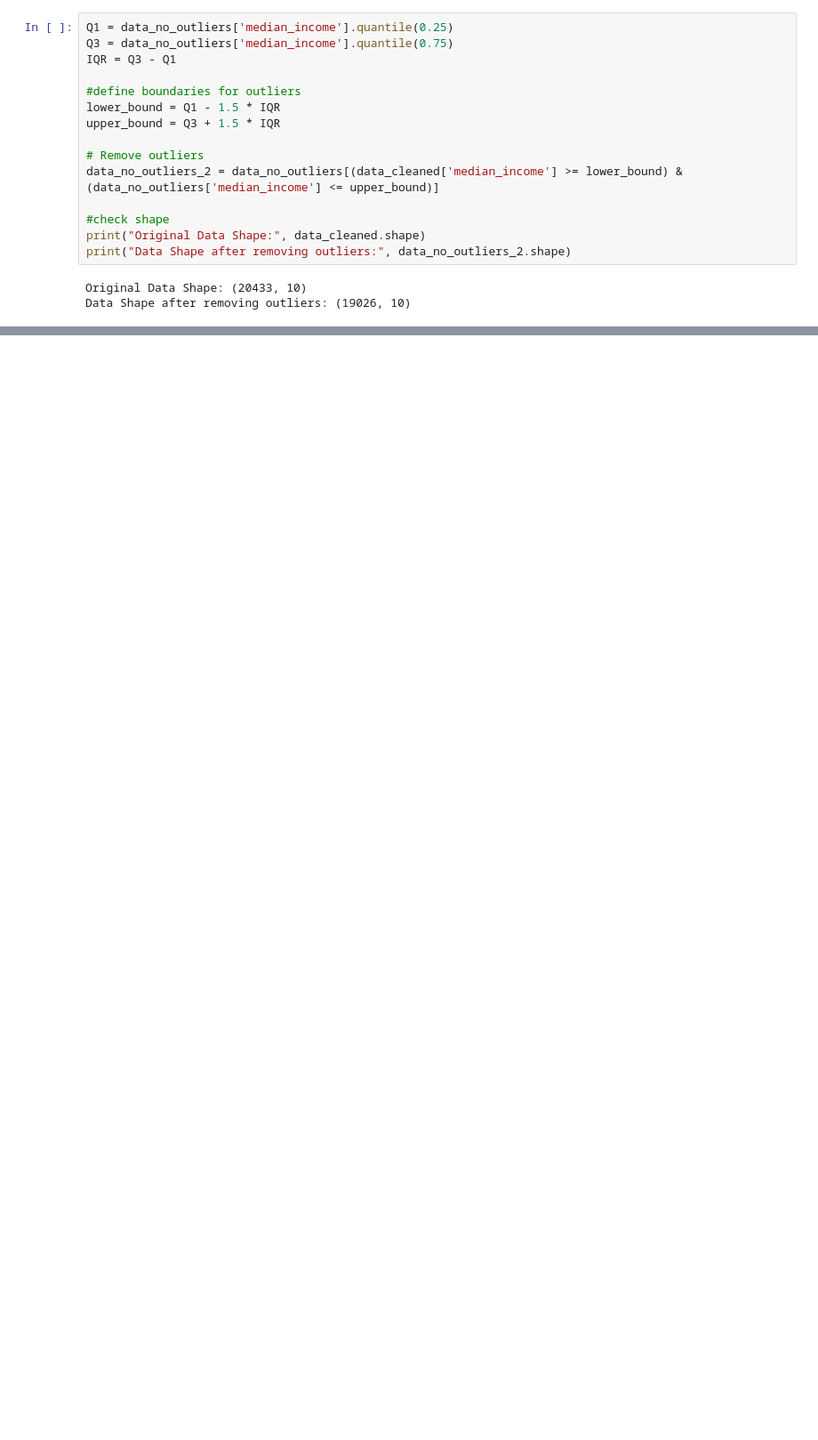
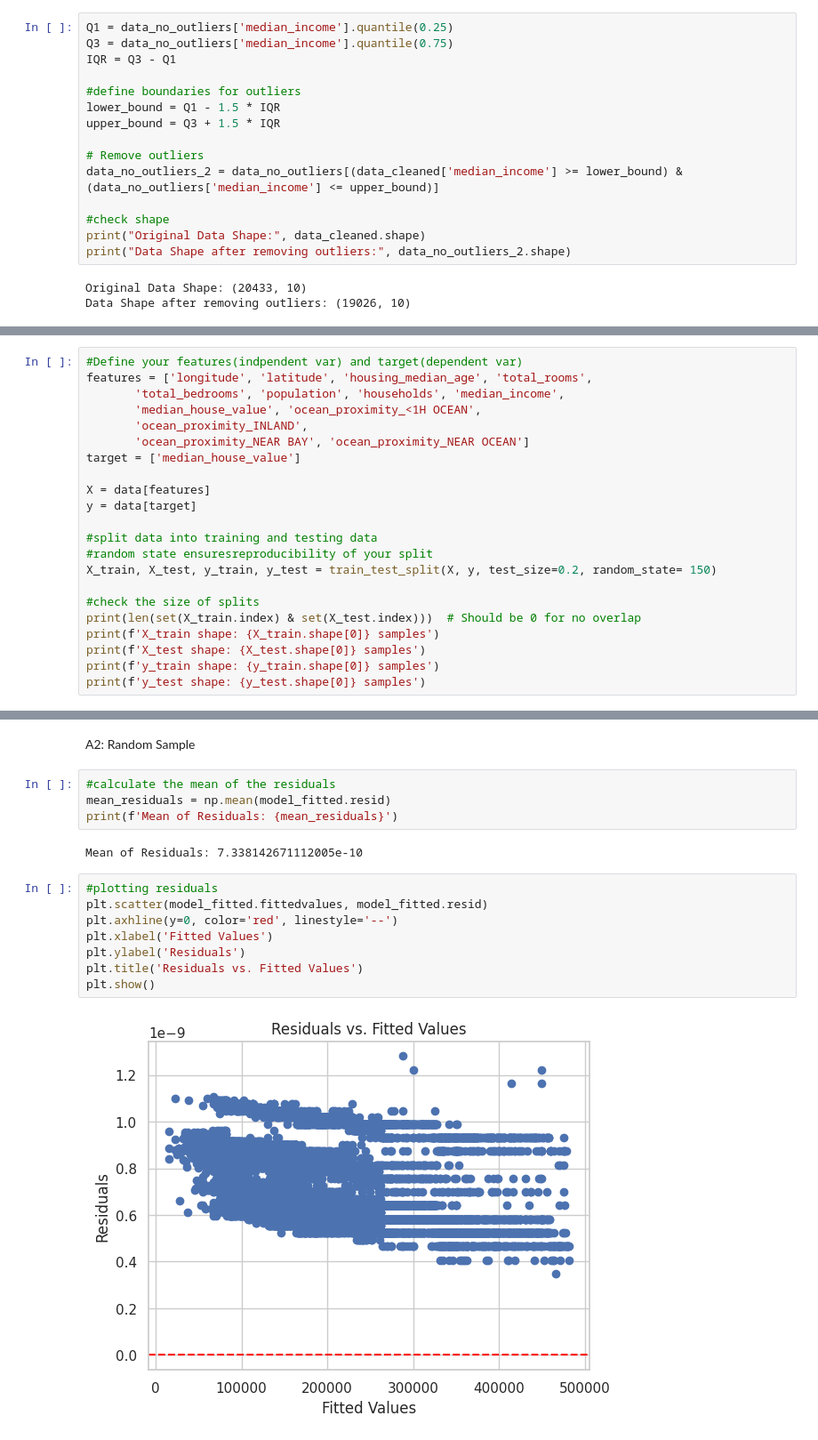
Before and after one commit to LuchithaP/ML, a Jupyter notebook: California_House_Pricingipynb.ipynb, the cells around one changed output, grey strips where cells are left out. Shown: that part at 89% size. Drawn from its saved outputs; the diff is of its cells as text; blank space fills up the shorter version.

```diff
--- a/California_House_Pricingipynb.ipynb
+++ b/California_House_Pricingipynb.ipynb
@@ -205,0 +319,22 @@ data = data_no_outliers_2
+# %%
+#Define your features(indpendent var) and target(dependent var)
+features = ['longitude', 'latitude', 'housing_median_age', 'total_rooms',
+       'total_bedrooms', 'population', 'households', 'median_income',
+       'median_house_value', 'ocean_proximity_<1H OCEAN',
+       'ocean_proximity_INLAND',
+       'ocean_proximity_NEAR BAY', 'ocean_proximity_NEAR OCEAN']
+target = ['median_house_value']
+
+X = data[features]
+y = data[target]
+
+#split data into training and testing data
+#random state ensuresreproducibility of your split
+X_train, X_test, y_train, y_test = train_test_split(X, y, test_size=0.2, random_state= 150)
+
+#check the size of splits
+print(len(set(X_train.index) & set(X_test.index)))  # Should be 0 for no overlap
+print(f'X_train shape: {X_train.shape[0]} samples')
+print(f'X_test shape: {X_test.shape[0]} samples')
+print(f'y_train shape: {y_train.shape[0]} samples')
+print(f'y_test shape: {y_test.shape[0]} samples')
@@ -205,0 +454,18 @@ data = data_no_outliers_2
+# %% [markdown]
+A2:  Random Sample
+# %%
+#calculate the mean of the residuals
+mean_residuals = np.mean(model_fitted.resid)
+print(f'Mean of Residuals: {mean_residuals}')
+# %% [output]
+Mean of Residuals: 7.338142671112005e-10
+# %%
+#plotting residuals
+plt.scatter(model_fitted.fittedvalues, model_fitted.resid)
+plt.axhline(y=0, color='red', linestyle='--')
+plt.xlabel('Fitted Values')
+plt.ylabel('Residuals')
+plt.title('Residuals vs. Fitted Values')
+plt.show()
+# %% [output]
+[figure, added]
```
Also changed, not shown: parts of 35 cells of this notebook.
